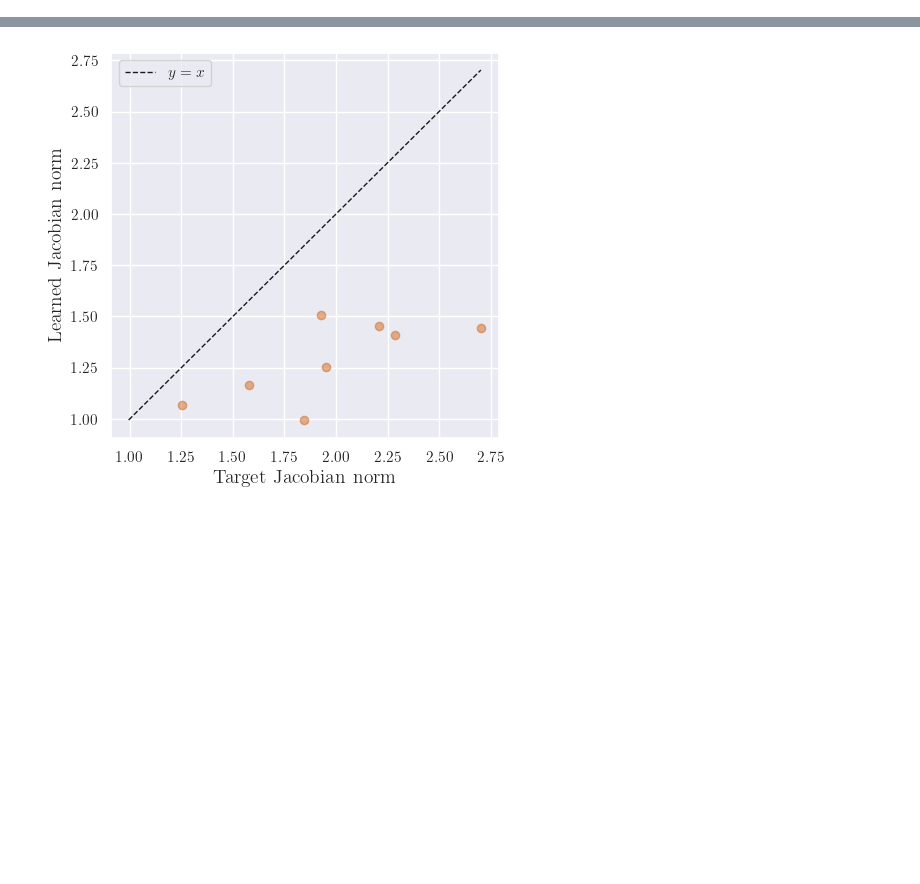
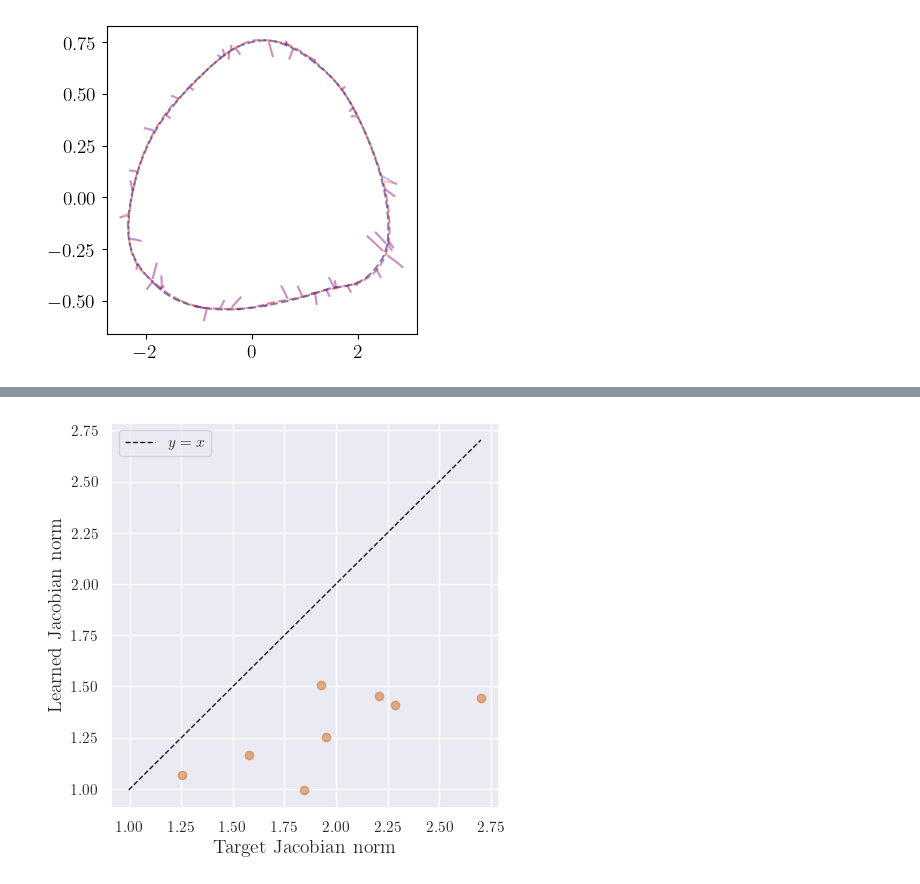
Before and after one commit to Asagodi/topological_diversity, a Jupyter notebook: iam/nd_ra.ipynb, the cells around one changed output, grey strips where cells are left out. Saved outputs shown, nothing was run; the diff lists cells and outputs as text; code cells hidden in the pictures; blank space fills up the shorter version.

Commit message:
ring into higher dim

```diff
--- a/iam/nd_ra.ipynb
+++ b/iam/nd_ra.ipynb
@@ -147,3 +148,3 @@ nd_ra_exp(dims=[2,3,4,5,6,7,8,9,10,20,30,40,50,60,70,80,90,100], base_save_dir='
 # %%
-save_dir='experiments/nd_ra'
-df = pd.read_pickle(f"{save_dir}/summary_df.pkl")
+save_dir='experiments/nd_ra/ring'
+df = pd.read_pickle(f"{save_dir}/df_all.pkl")
@@ -170,0 +275,17 @@ RuntimeError: Error(s) in loading state_dict for Homeo_DS_Net:
+# %%
+i = 1
+dim = df[value_name][i+1]
+inv_man_pca = inv_man_pcas[i]
+target_inv_man_pca = target_inv_man_pcas[i]
+source_trajectories_pca = source_trajectories_pcas[i]
+target_trajectories_pca = target_trajectories_pcas[i]
+# %%
+fig, ax = plt.subplots(figsize=(4, 4))
+ax.plot(inv_man_pca[:, 0], inv_man_pca[:, 1], '--', markersize=2, color='darkblue', alpha=0.5, label='Invariant Manifold')
+ax.plot(target_inv_man_pca[:, 0], target_inv_man_pca[:, 1], '--', markersize=2, color='firebrick', alpha=0.5, label='Target Invariant Manifold')
+for traj in source_trajectories_pca:
+    ax.plot(traj[:, 0], traj[:, 1], '-', markersize=2, color='blue', alpha=0.25)
+for traj in target_trajectories_pca:
+    ax.plot(traj[:, 0], traj[:, 1], '-', markersize=2, color='red', alpha=0.25)
+# %% [output]
+[figure, added]
```
Also changed, not shown: parts of 11 cells of this notebook.
